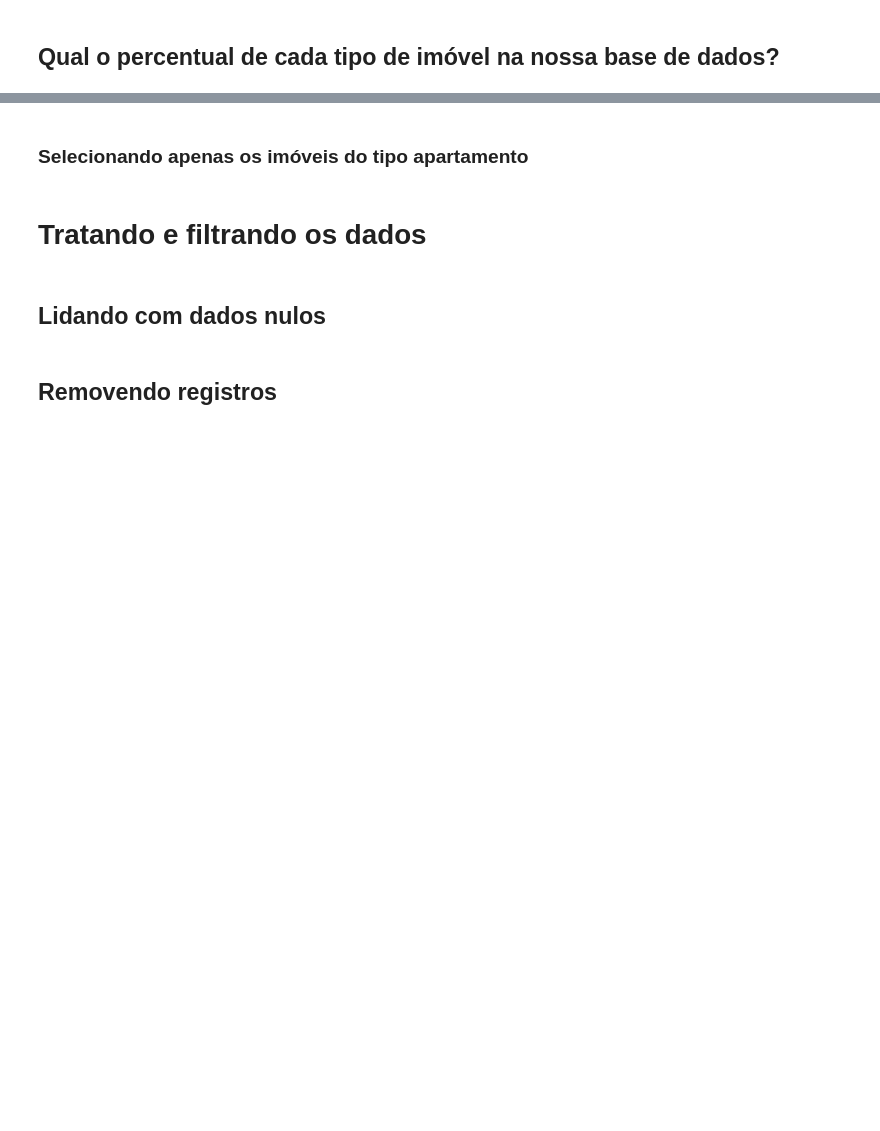
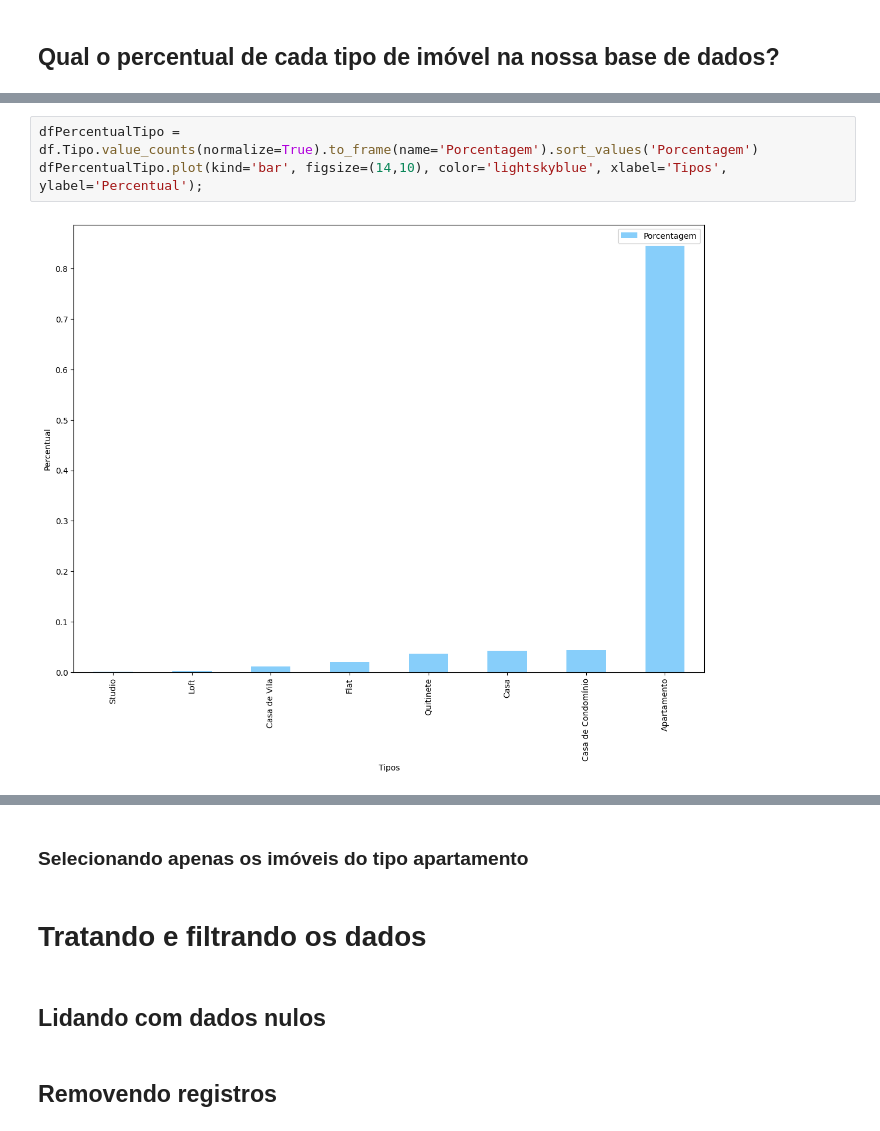
Before and after one commit to TheMelodie/studyingPandas, a Jupyter notebook: Studying_Pandas_November_2025.ipynb, the cells around one changed output, grey strips where cells are left out. Drawn from its saved outputs; the diff is of its cells as text; blank space fills up the shorter version.

```diff
--- a/Studying_Pandas_November_2025.ipynb
+++ b/Studying_Pandas_November_2025.ipynb
@@ -173,0 +372,5 @@ dados.describe()
+# %%
+dfPercentualTipo = df.Tipo.value_counts(normalize=True).to_frame(name='Porcentagem').sort_values('Porcentagem')
+dfPercentualTipo.plot(kind='bar', figsize=(14,10), color='lightskyblue', xlabel='Tipos', ylabel='Percentual');
+# %% [output]
+[figure, added]
```
Also changed, not shown: parts of 26 cells of this notebook.
